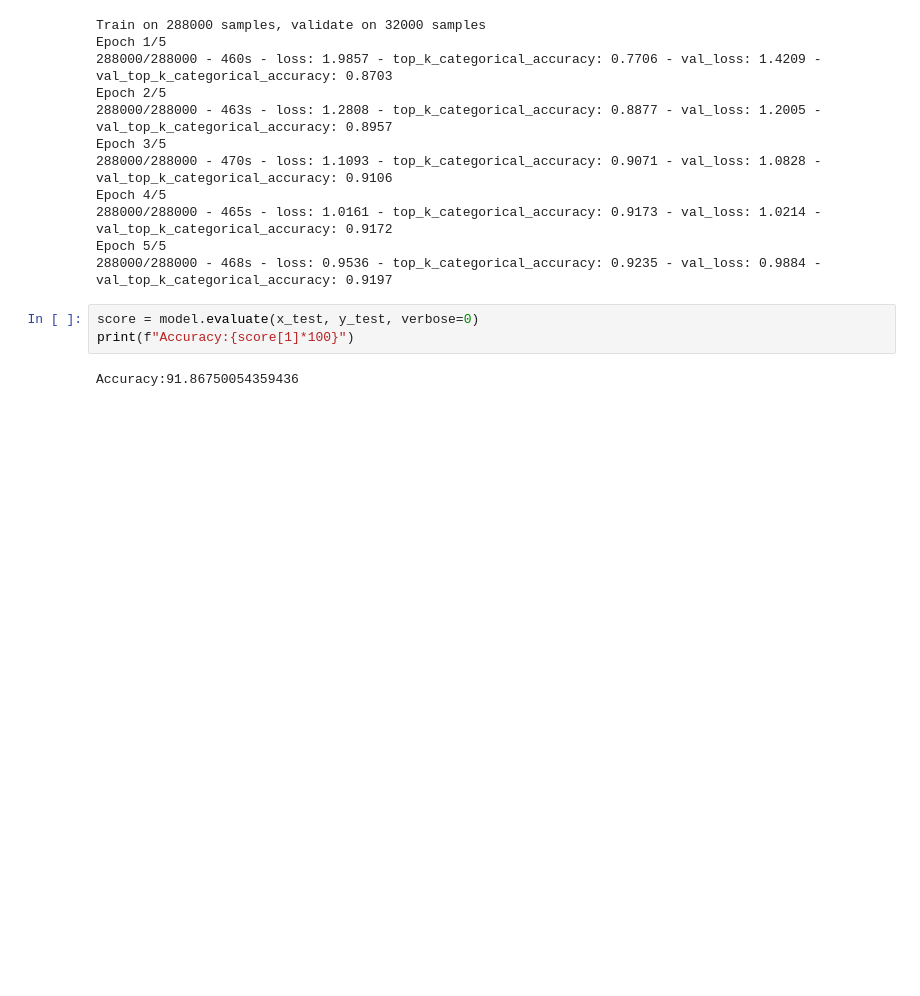
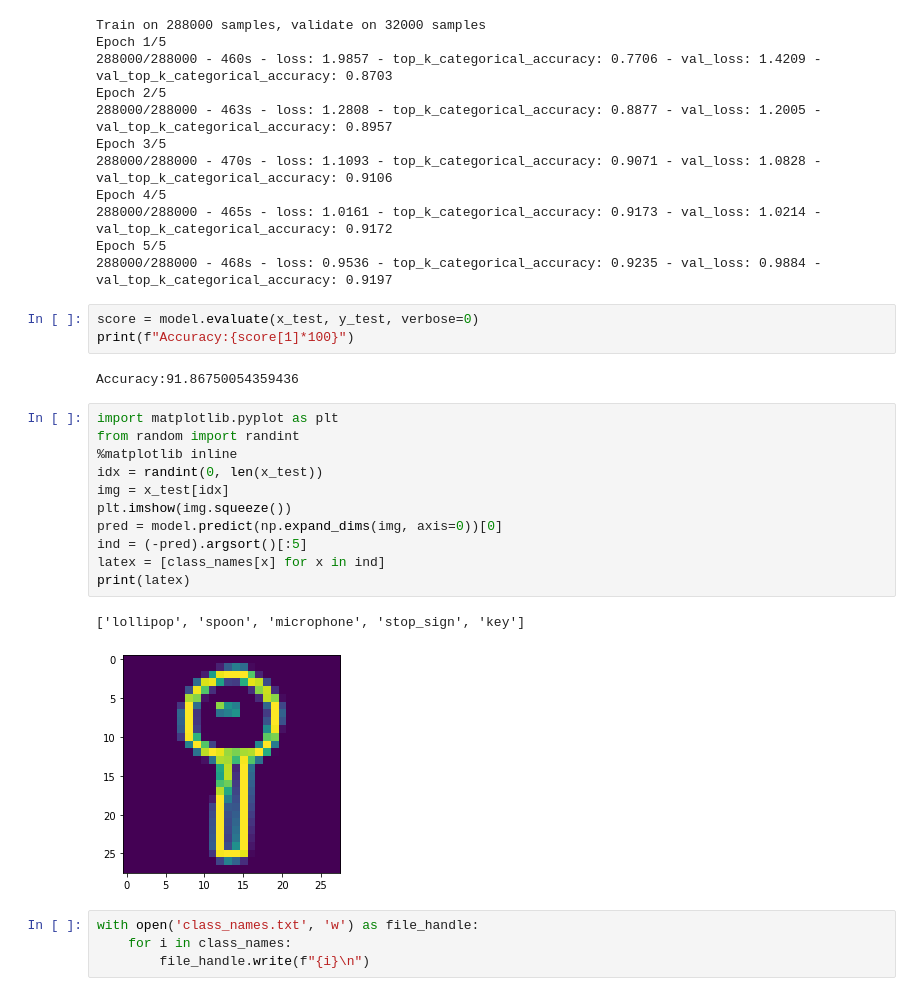
Before and after one commit to gupta-parth/Doodle-recognizer, a Jupyter notebook: src/final_model.ipynb, the cells around one changed output. Saved outputs shown, nothing was run; the diff lists cells and outputs as text; blank space fills up the shorter version.

```diff
--- a/src/final_model.ipynb
+++ b/src/final_model.ipynb
@@ -180,3 +180,21 @@ score = model.evaluate(x_test, y_test, verbose=0)
 print(f"Accuracy:{score[1]*100}")
 # %% [output]
 Accuracy:91.86750054359436
+# %%
+import matplotlib.pyplot as plt
+from random import randint
+%matplotlib inline
+idx = randint(0, len(x_test))
+img = x_test[idx]
+plt.imshow(img.squeeze())
+pred = model.predict(np.expand_dims(img, axis=0))[0]
+ind = (-pred).argsort()[:5]
+latex = [class_names[x] for x in ind]
+print(latex)
+# %% [output]
+['lollipop', 'spoon', 'microphone', 'stop_sign', 'key']
+[figure, added]
+# %%
+with open('class_names.txt', 'w') as file_handle:
+    for i in class_names:
+        file_handle.write(f"{i}\n")
```
Also changed, not shown: parts of 3 cells of this notebook.
